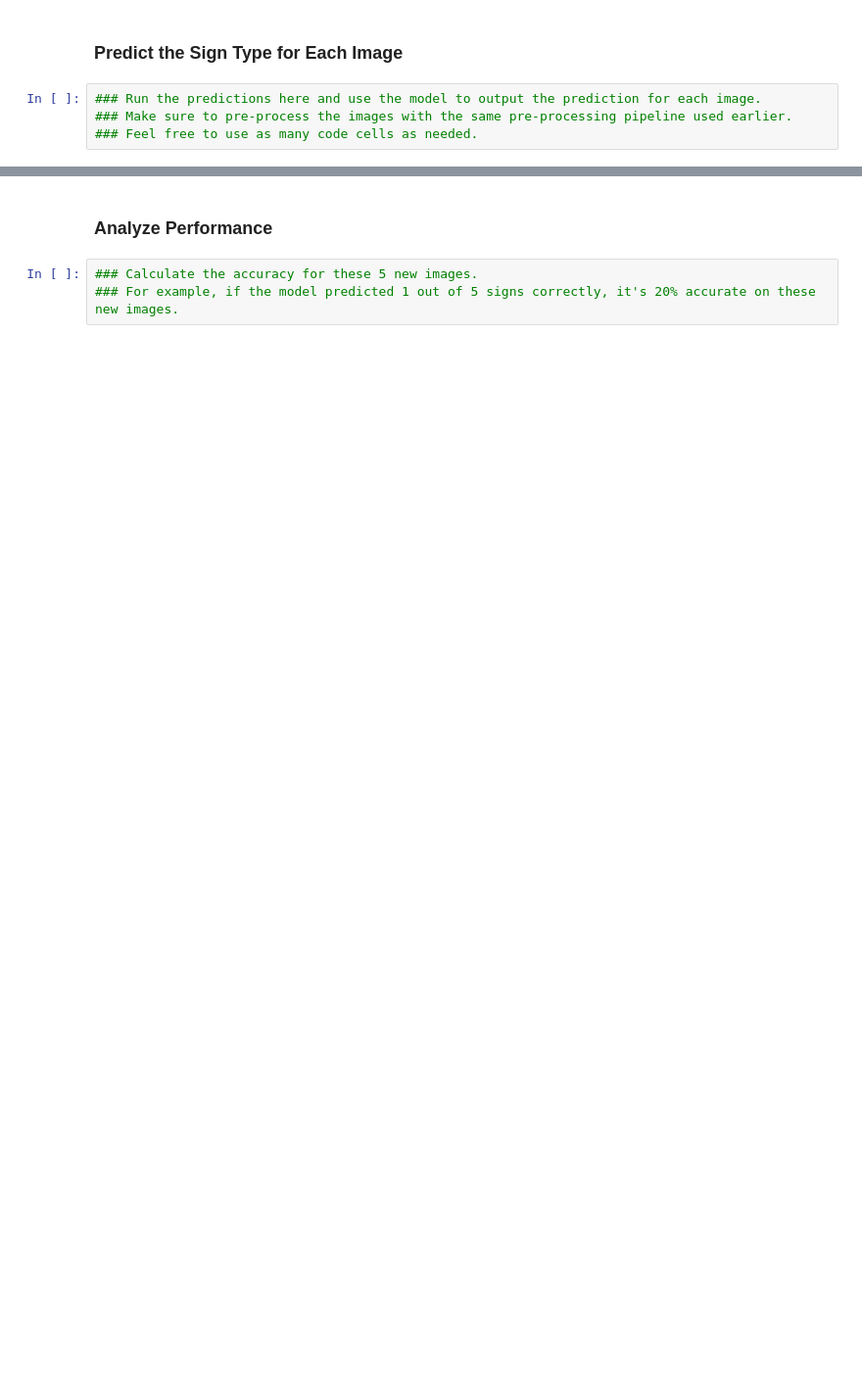
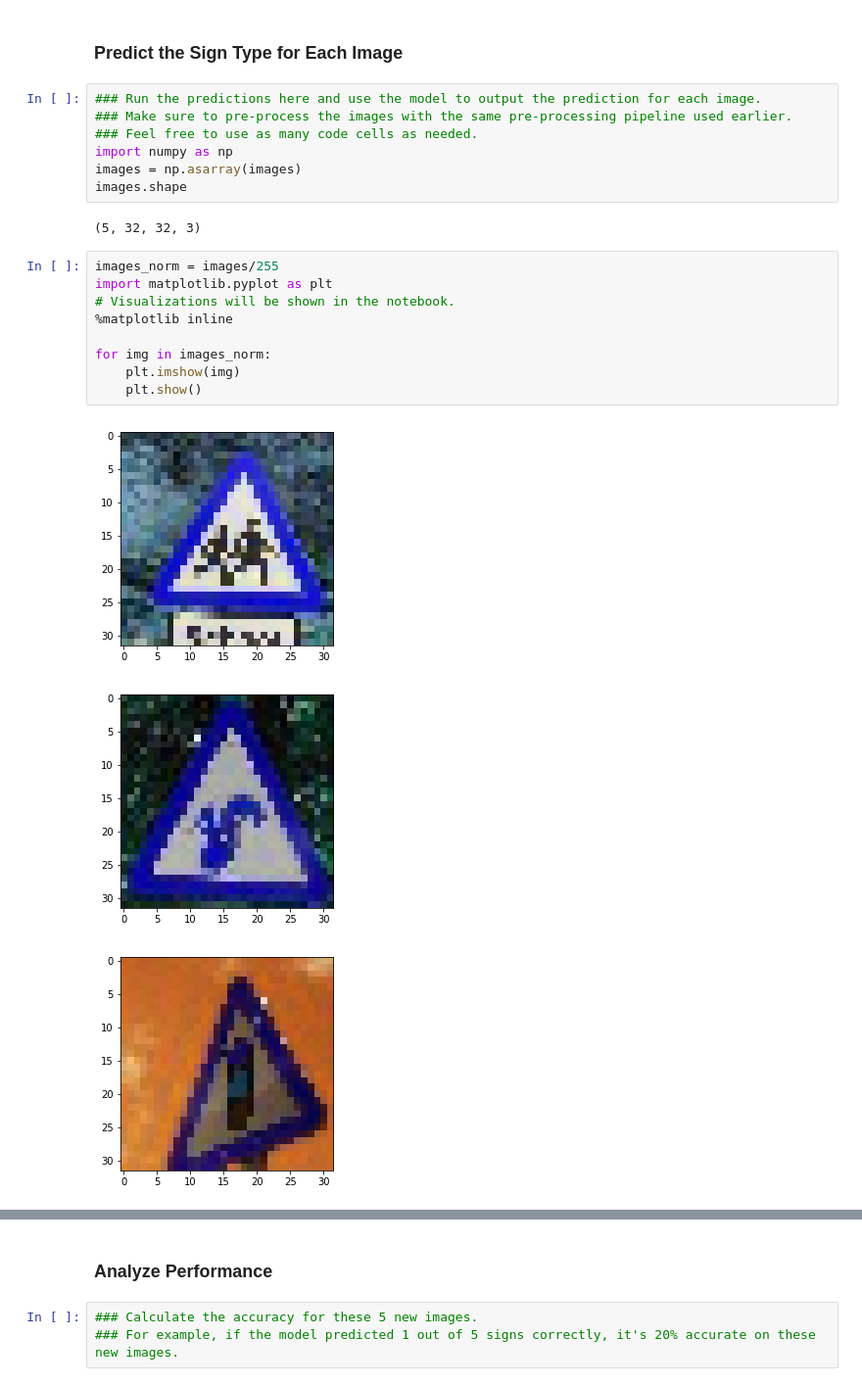
Before and after one commit to aneesh-joshi/Traffic_Signs_Classifier, a Jupyter notebook: Traffic_Sign_Classifier.ipynb, the cells around one changed output, grey strips where cells are left out. Shown at 98% size. Cells and saved outputs as stored; diff of their text form; blank space fills up the shorter version.

```diff
--- a/Traffic_Sign_Classifier.ipynb
+++ b/Traffic_Sign_Classifier.ipynb
@@ -307,3 +342,21 @@ You may find `signnames.csv` useful as it contains mappings from the class id (i
 ### Run the predictions here and use the model to output the prediction for each image.
 ### Make sure to pre-process the images with the same pre-processing pipeline used earlier.
 ### Feel free to use as many code cells as needed.
+import numpy as np
+images = np.asarray(images)
+images.shape
+# %% [output]
+(5, 32, 32, 3)
+# %%
+images_norm = images/255
+import matplotlib.pyplot as plt
+# Visualizations will be shown in the notebook.
+%matplotlib inline
+
+for img in images_norm:
+    plt.imshow(img)
+    plt.show()
+# %% [output]
+[figure, added]
+[figure, added]
+[figure, added]
```
Also changed, not shown: parts of 29 cells of this notebook.
